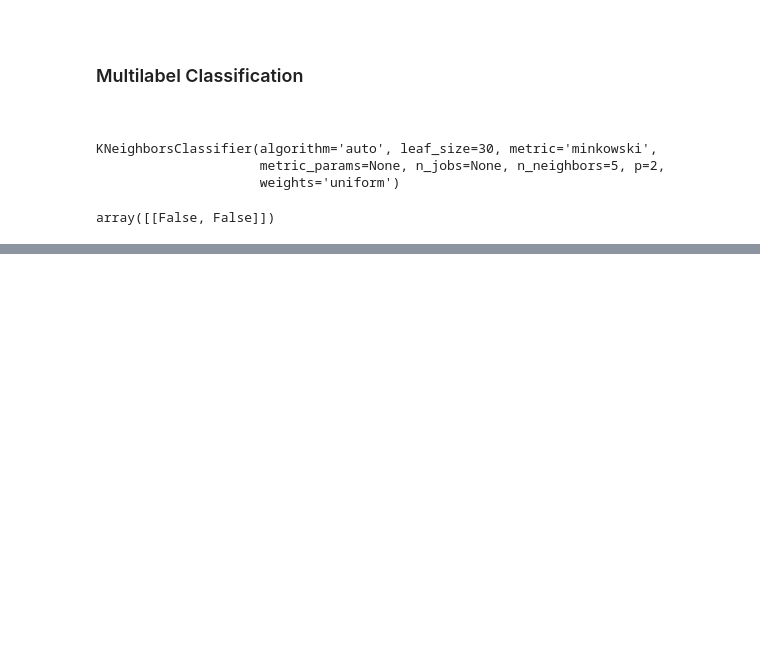
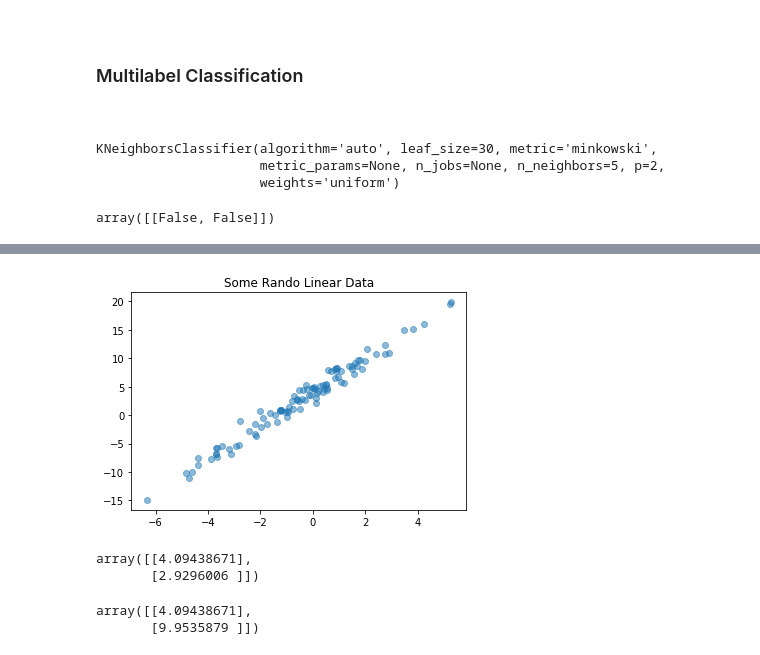
Before and after one commit to SmilodonCub/ReadingLearningTinkering, a Jupyter notebook: ML_wSKLKTF/HandsOn_ML_notes.ipynb, the cells around one changed output, grey strips where cells are left out. Cells and saved outputs as stored; diff of their text form; code cells hidden in the pictures; blank space fills up the shorter version.

```diff
--- a/ML_wSKLKTF/HandsOn_ML_notes.ipynb
+++ b/ML_wSKLKTF/HandsOn_ML_notes.ipynb
@@ -1336,0 +1360,29 @@ f1_score( y_multilabel, y_train_knn_pred, average='weighted')
+# %%
+import numpy as np
+import matplotlib.pyplot as plt
+
+X = 2 * np.random.randn( 100, 1 )
+y = 4 + 3 * X + np.random.randn( 100, 1 )
+# %%
+plt.scatter(X, y, alpha=0.5)
+plt.title( "Some Rando Linear Data")
+plt.show()
+# %% [output]
+[figure, added]
+# %%
+# compute theta_hat using the Normal Equation
+X_b = np.c_[ np.ones((100,1)),X]
+theta_best = np.linalg.inv( X_b.T.dot(X_b)).dot(X_b.T).dot(y)
+theta_best
+# %% [output]
+array([[4.09438671],
+       [2.9296006 ]])
+# %%
+#make predictions using theta_hat
+X_new = np.array( [[0],[2]] )
+X_new_b = np.c_[ np.ones((2,1)), X_new ]
+y_predict = X_new_b.dot( theta_best )
+y_predict
+# %% [output]
+array([[4.09438671],
+       [9.9535879 ]])
```
Also changed, not shown: parts of 43 cells of this notebook.
